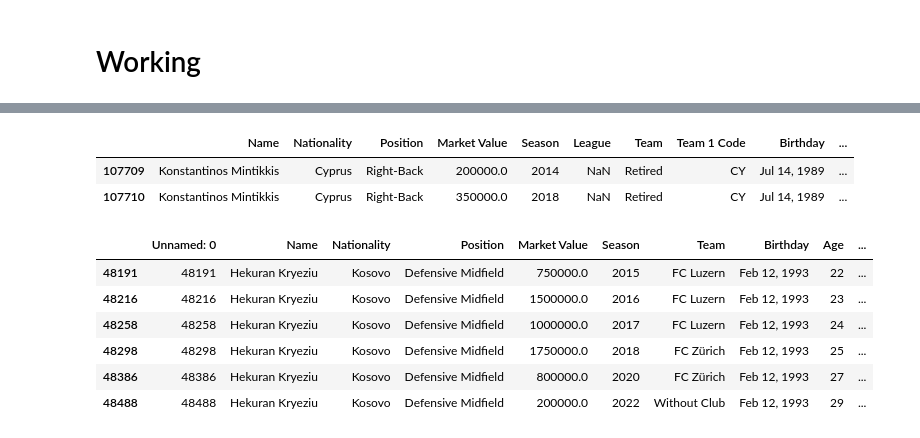
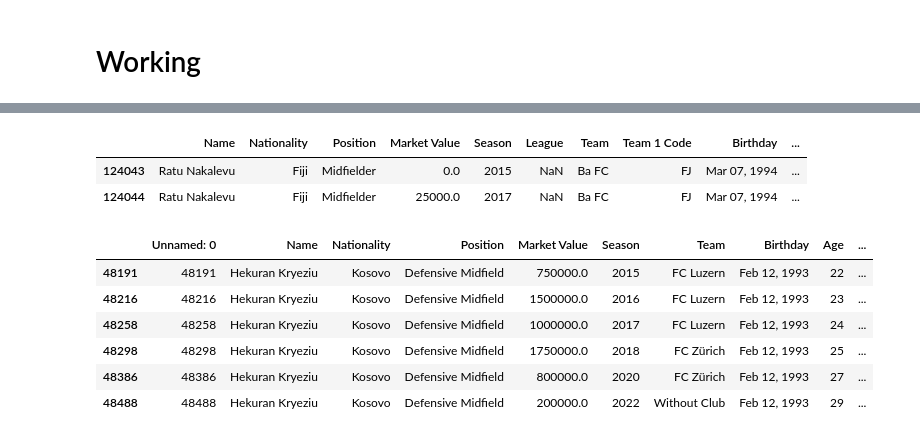
Before and after one commit to finnlsmith/footy_project_market_value_rankings, a Jupyter notebook: create_dataset_1/assemble_dataset_1_new.ipynb, the cells around one changed output, grey strips where cells are left out. Drawn from its saved outputs; the diff is of its cells as text; code cells hidden in the pictures.

```diff
--- a/create_dataset_1/assemble_dataset_1_new.ipynb
+++ b/create_dataset_1/assemble_dataset_1_new.ipynb
@@ -586,9 +702,9 @@ comparing  2022-12-01 00:00:00 2019-11-06 00:00:00
 # %%
-leagues_value_large[leagues_value_large['Name'] == 'Konstantinos Mintikkis']
+leagues_value_large[leagues_value_large['Name'] == 'Ratu Nakalevu']
 # %% [output]
 |  | Name | Nationality | Position | Market Value | Season | League | Team | Team 1 Code | Birthday | ... |
-| 107709 | Konstantinos Mintikkis | Cyprus | Right-Back | 200000.0 | 2014 | NaN | Retired | CY | Jul 14, 1989 | ... |
-| 107710 | Konstantinos Mintikkis | Cyprus | Right-Back | 350000.0 | 2018 | NaN | Retired | CY | Jul 14, 1989 | ... |
+| 124043 | Ratu Nakalevu | Fiji | Midfielder | 0.0 | 2015 | NaN | Ba FC | FJ | Mar 07, 1994 | ... |
+| 124044 | Ratu Nakalevu | Fiji | Midfielder | 25000.0 | 2017 | NaN | Ba FC | FJ | Mar 07, 1994 | ... |
 # %%
 leagues_value[leagues_value['Name'] == 'Hekuran Kryeziu']
 # %% [output]
```
Also changed, not shown: parts of 3 cells of this notebook, 1 other file.
